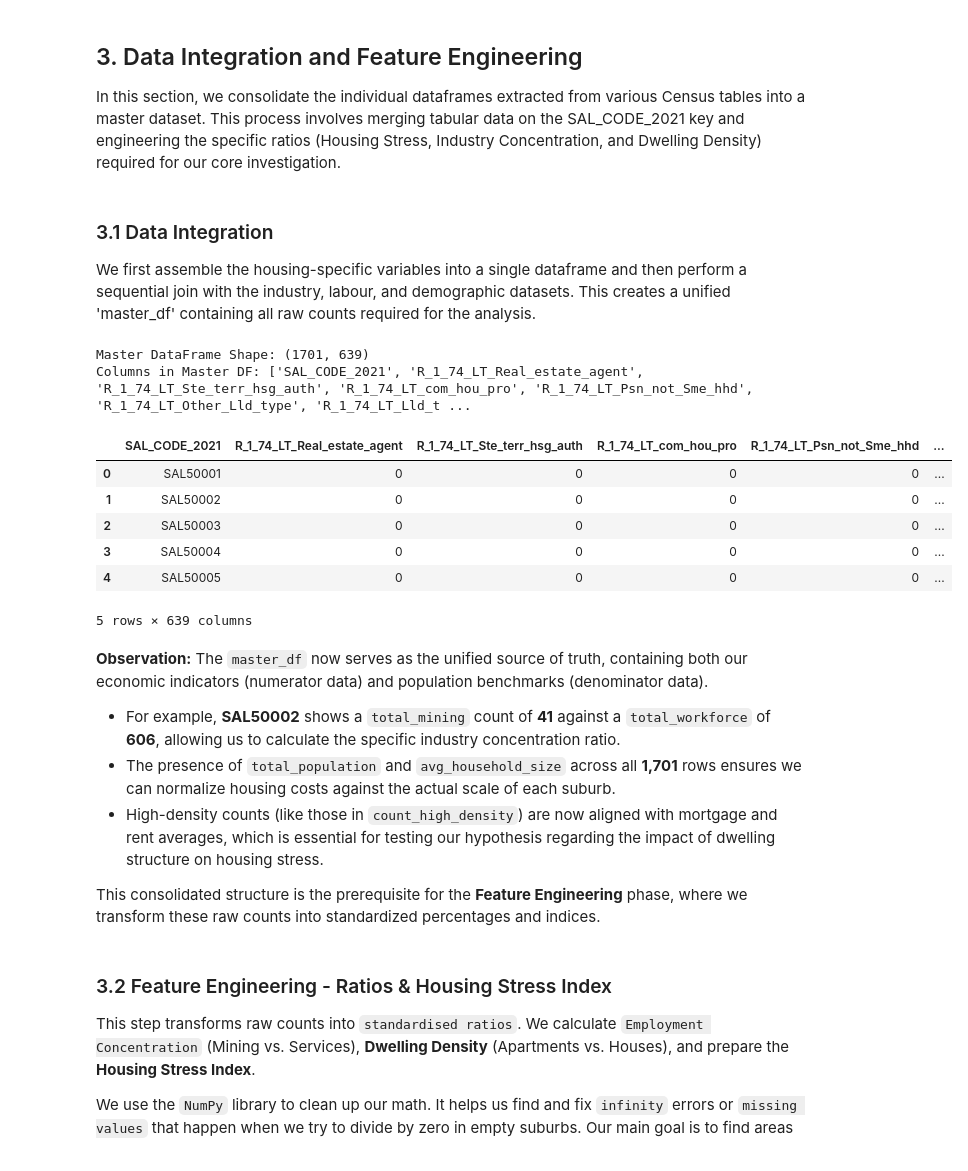
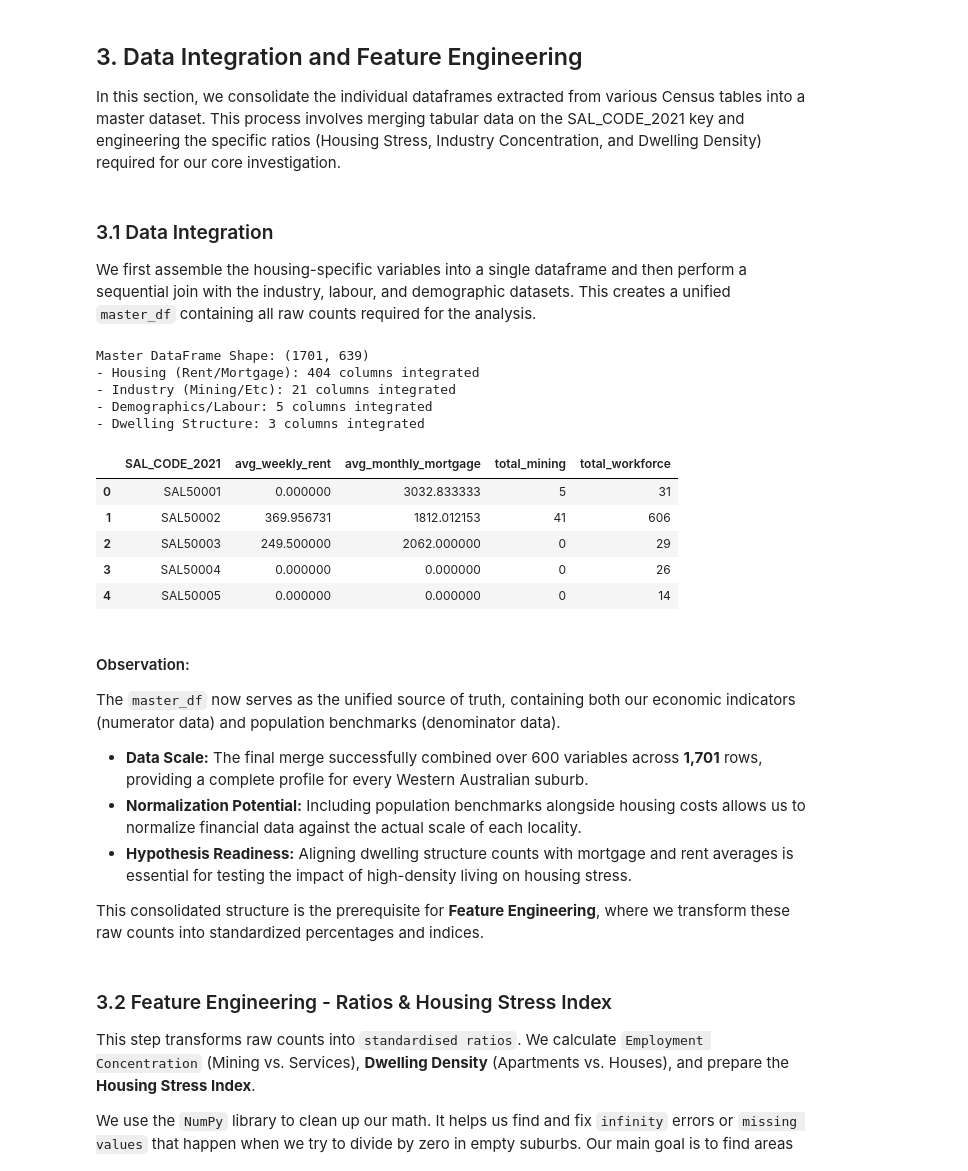
Before and after one commit to GaryUWA/WA-Housing-Model-2021-analysis, a Jupyter notebook: notebooks/01_data_cleaning.ipynb, the cells around one changed output. Saved outputs shown, nothing was run; the diff lists cells and outputs as text; code cells hidden in the pictures.

Commit message:
refactor: simplify data integration output and observation - Replaced the long column list with a short summary for better readability - Limited the data preview to show only key columns - Updated the observation text to focus on data readiness and goals - Removed specific suburb examples to keep the summary clean

```diff
--- a/notebooks/01_data_cleaning.ipynb
+++ b/notebooks/01_data_cleaning.ipynb
@@ -373,44 +373,56 @@ display(structure_df.head())
 In this section, we consolidate the individual dataframes extracted from various Census tables into a master dataset. This process involves merging tabular data on the SAL_CODE_2021 key and engineering the specific ratios (Housing Stress, Industry Concentration, and Dwelling Density) required for our core investigation.
 # %% [markdown]
 ### 3.1 Data Integration
-We first assemble the housing-specific variables into a single dataframe and then perform a sequential join with the industry, labour, and demographic datasets. This creates a unified 'master_df' containing all raw counts required for the analysis.
+We first assemble the housing-specific variables into a single dataframe and then perform a sequential join with the industry, labour, and demographic datasets. This creates a unified `master_df` containing all raw counts required for the analysis.
 # %%
 # Consolidate housing-specific data (Rent and Mortgage)
-# rent_df (G40) and mortgage_df (G38) were created in Section 2
 housing_df = pd.merge(rent_df, mortgage_df, on='SAL_CODE_2021', how='left')
 
 # List of all processed DataFrames to merge
 dfs_to_merge = [housing_df, ind_df, lfs_df, char_df, structure_df]
 
-# Perform a sequential left join on SAL_CODE_2021
-# Start with housing_df to preserve primary dependent variables
+# Perform a sequential left join
 master_df = dfs_to_merge[0]
-
 for df in dfs_to_merge[1:]:
     master_df = pd.merge(master_df, df, on='SAL_CODE_2021', how='left')
 
-# Validate the final shape and column list
+# Clean verification: Summarize the merge results
 print(f"Master DataFrame Shape: {master_df.shape}")
-print("Columns in Master DF:", master_df.columns.tolist())
-display(master_df.head())
+
+# Group columns by prefix to show thematic integration
+col_summary = {
+    "Housing (Rent/Mortgage)": [c for c in master_df.columns if c.startswith(('R_', 'M_', 'avg_', 'total_rent', 'total_mort'))],
+    "Industry (Mining/Etc)": [c for c in master_df.columns if 'Mining' in c or 'total_mining' in c],
+    "Demographics/Labour": [c for c in master_df.columns if 'total_pop' in c or 'labour' in c or 'employed' in c],
+    "Dwelling Structure": [c for c in master_df.columns if 'count_' in c or 'dwelling' in c]
+}
+
+for group, cols in col_summary.items():
+    print(f"- {group}: {len(cols)} columns integrated")
+
+# Display a subset of the first 5 rows (limiting columns for readability)
+display(master_df[['SAL_CODE_2021', 'avg_weekly_rent', 'avg_monthly_mortgage', 'total_mining', 'total_workforce']].head())
 # %% [output]
 Master DataFrame Shape: (1701, 639)
-Columns in Master DF: ['SAL_CODE_2021', 'R_1_74_LT_Real_estate_agent', 'R_1_74_LT_Ste_terr_hsg_auth', 'R_1_74_LT_com_hou_pro', 'R_1_74_LT_Psn_not_Sme_hhd', 'R_1_74_LT_Other_Lld_type', 'R_1_74_LT_Lld_t ...
+- Housing (Rent/Mortgage): 404 columns integrated
+- Industry (Mining/Etc): 21 columns integrated
+- Demographics/Labour: 5 columns integrated
+- Dwelling Structure: 3 columns integrated
-|  | SAL_CODE_2021 | R_1_74_LT_Real_estate_agent | R_1_74_LT_Ste_terr_hsg_auth | R_1_74_LT_com_hou_pro | R_1_74_LT_Psn_not_Sme_hhd | ... |
-| 0 | SAL50001 | 0 | 0 | 0 | 0 | ... |
-| 1 | SAL50002 | 0 | 0 | 0 | 0 | ... |
-| 2 | SAL50003 | 0 | 0 | 0 | 0 | ... |
-| 3 | SAL50004 | 0 | 0 | 0 | 0 | ... |
-| 4 | SAL50005 | 0 | 0 | 0 | 0 | ... |
+|  | SAL_CODE_2021 | avg_weekly_rent | avg_monthly_mortgage | total_mining | total_workforce |
+| 0 | SAL50001 | 0.000000 | 3032.833333 | 5 | 31 |
+| 1 | SAL50002 | 369.956731 | 1812.012153 | 41 | 606 |
+| 2 | SAL50003 | 249.500000 | 2062.000000 | 0 | 29 |
+| 3 | SAL50004 | 0.000000 | 0.000000 | 0 | 26 |
+| 4 | SAL50005 | 0.000000 | 0.000000 | 0 | 14 |
-5 rows × 639 columns
 # %% [markdown]
-**Observation:**
+#### Observation:
 The `master_df` now serves as the unified source of truth, containing both our economic indicators (numerator data) and population benchmarks (denominator data).
-* For example, **SAL50002** shows a `total_mining` count of **41** against a `total_workforce` of **606**, allowing us to calculate the specific industry concentration ratio.
-* The presence of `total_population` and `avg_household_size` across all **1,701** rows ensures we can normalize housing costs against the actual scale of each suburb.
-* High-density counts (like those in `count_high_density`) are now aligned with mortgage and rent averages, which is essential for testing our hypothesis regarding the impact of dwelling structure on housing stress.
 
-This consolidated structure is the prerequisite for the **Feature Engineering** phase, where we transform these raw counts into standardized percentages and indices.
+* **Data Scale:** The final merge successfully combined over 600 variables across **1,701** rows, providing a complete profile for every Western Australian suburb.
+* **Normalization Potential:** Including population benchmarks alongside housing costs allows us to normalize financial data against the actual scale of each locality.
+* **Hypothesis Readiness:** Aligning dwelling structure counts with mortgage and rent averages is essential for testing the impact of high-density living on housing stress.
+
+This consolidated structure is the prerequisite for **Feature Engineering**, where we transform these raw counts into standardized percentages and indices.
 # %% [markdown]
 ### 3.2 Feature Engineering - Ratios & Housing Stress Index
 This step transforms raw counts into `standardised ratios`. We calculate `Employment Concentration` (Mining vs. Services), **Dwelling Density** (Apartments vs. Houses), and prepare the **Housing Stress Index**.
```
